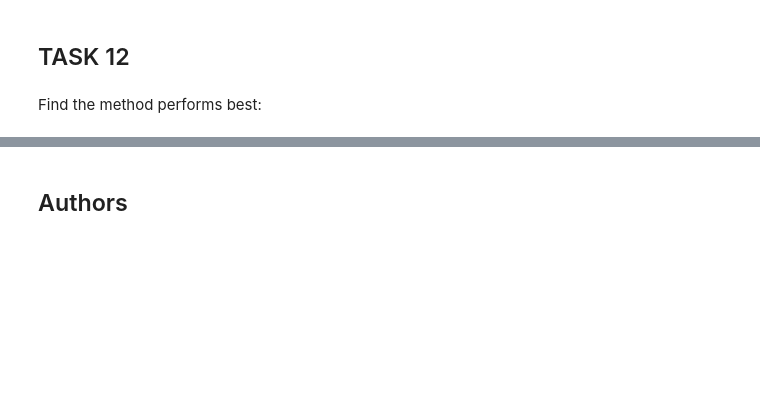
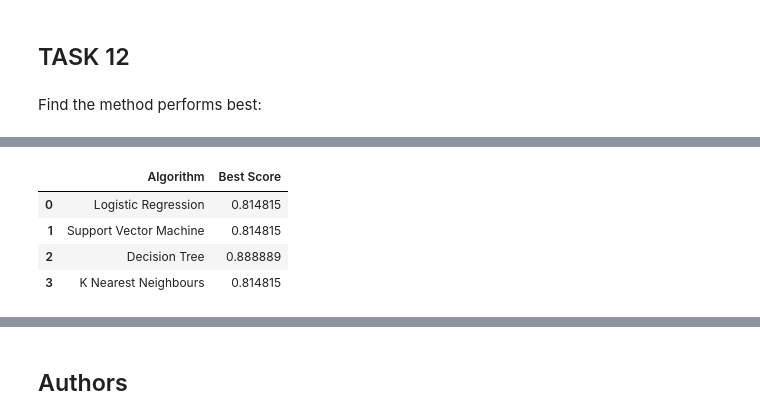
Before and after one commit to omerensar13/IBM_Data_Science_Exercise, a Jupyter notebook: Capstone Project/Predictive Analysis/IBM-DS0321EN-SkillsNetwork_labs_module_4_SpaceX_Machine_Learning_Prediction_Part_5.jupyterlite.ipynb, the cells around one changed output, grey strips where cells are left out. Drawn from its saved outputs; the diff is of its cells as text; code cells hidden in the pictures; blank space fills up the shorter version.

```diff
--- a/Capstone Project/Predictive Analysis/IBM-DS0321EN-SkillsNetwork_labs_module_4_SpaceX_Machine_Learning_Prediction_Part_5.jupyterlite.ipynb
+++ b/Capstone Project/Predictive Analysis/IBM-DS0321EN-SkillsNetwork_labs_module_4_SpaceX_Machine_Learning_Prediction_Part_5.jupyterlite.ipynb
@@ -338,0 +345,10 @@ score_list
+# %%
+df = pd.DataFrame(list(zip(algorithms, best_scores)),columns = column_names)
+# %%
+df
+# %% [output]
+|  | Algorithm | Best Score |
+| 0 | Logistic Regression | 0.814815 |
+| 1 | Support Vector Machine | 0.814815 |
+| 2 | Decision Tree | 0.888889 |
+| 3 | K Nearest Neighbours | 0.814815 |
```
Also changed, not shown: parts of 6 cells of this notebook.
